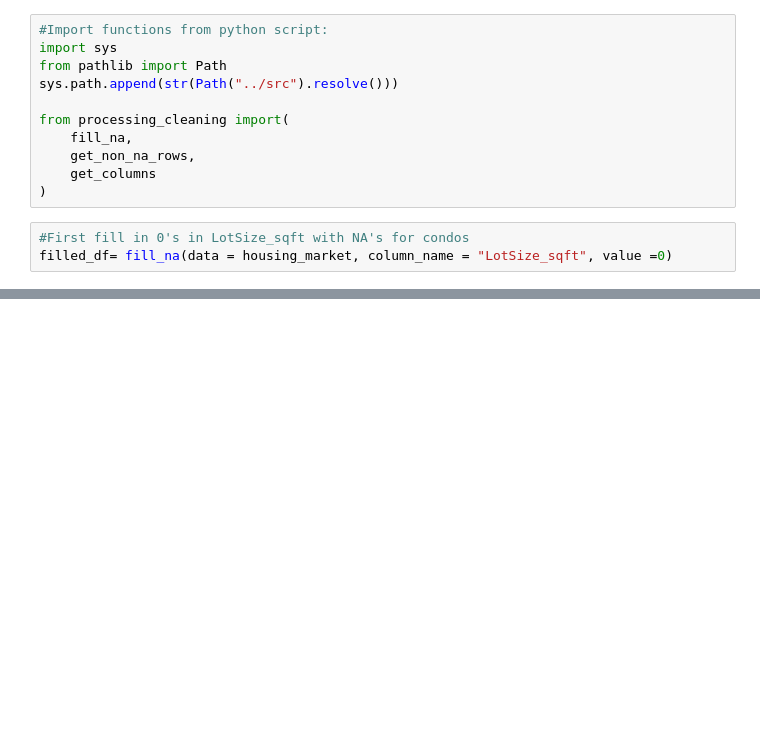
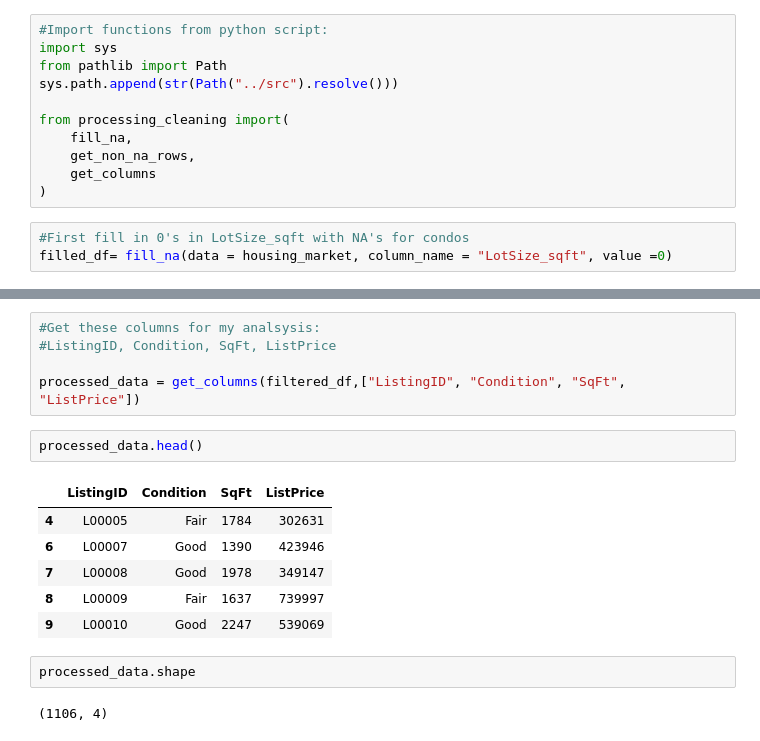
Before and after one commit to mdo222/sta556-homework-2, a Jupyter notebook: notebooks/homework_2.ipynb, the cells around one changed output, grey strips where cells are left out. Cells and saved outputs as stored; diff of their text form; blank space fills up the shorter version.

```diff
--- a/notebooks/homework_2.ipynb
+++ b/notebooks/homework_2.ipynb
@@ -121,0 +208,18 @@ filled_df= fill_na(data = housing_market, column_name = "LotSize_sqft", value =0
+# %%
+#Get these columns for my analsysis:
+#ListingID, Condition, SqFt, ListPrice
+
+processed_data = get_columns(filtered_df,["ListingID", "Condition", "SqFt", "ListPrice"])
+# %%
+processed_data.head()
+# %% [output]
+|  | ListingID | Condition | SqFt | ListPrice |
+| 4 | L00005 | Fair | 1784 | 302631 |
+| 6 | L00007 | Good | 1390 | 423946 |
+| 7 | L00008 | Good | 1978 | 349147 |
+| 8 | L00009 | Fair | 1637 | 739997 |
+| 9 | L00010 | Good | 2247 | 539069 |
+# %%
+processed_data.shape
+# %% [output]
+(1106, 4)
```
Also changed, not shown: parts of 33 cells of this notebook, 1 other file.
